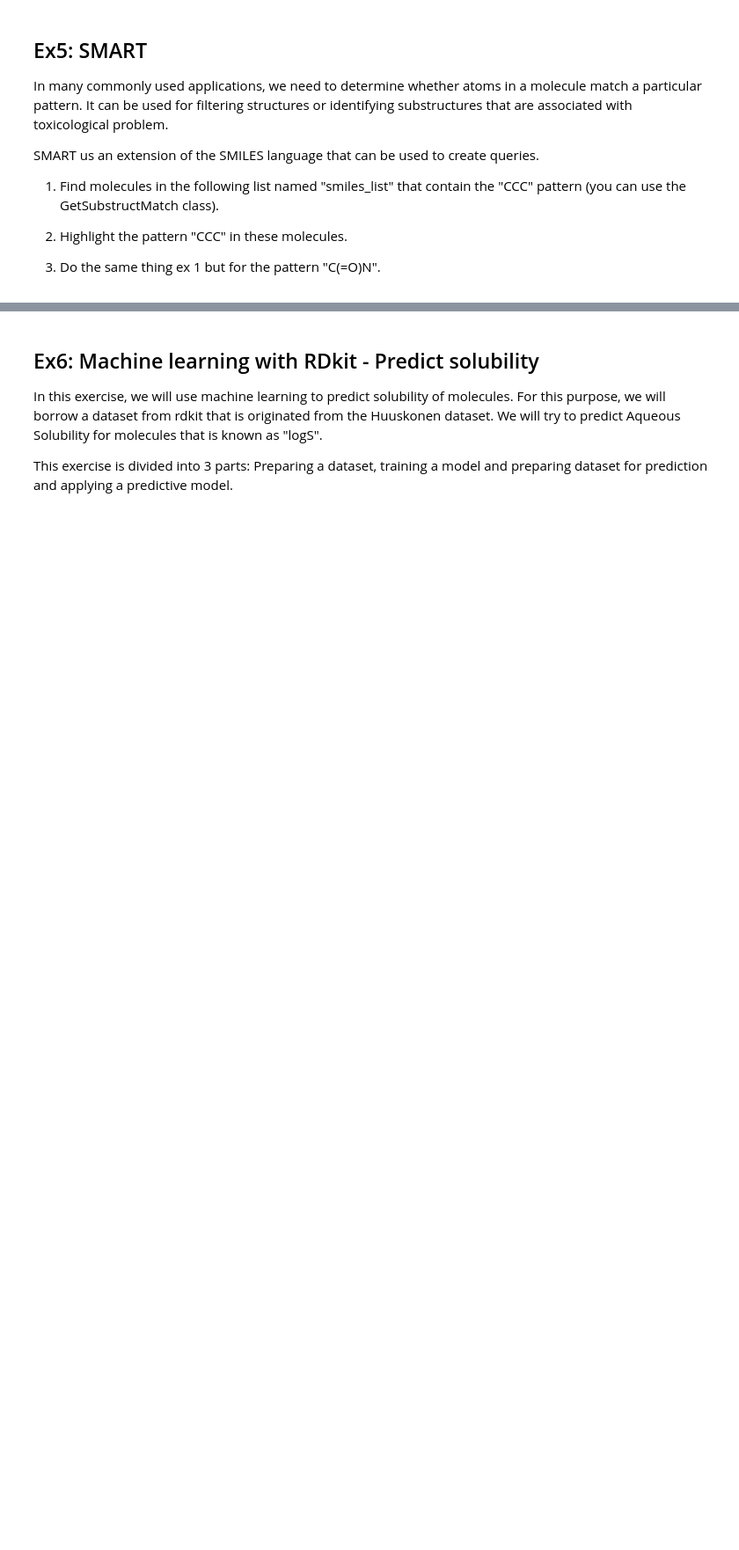
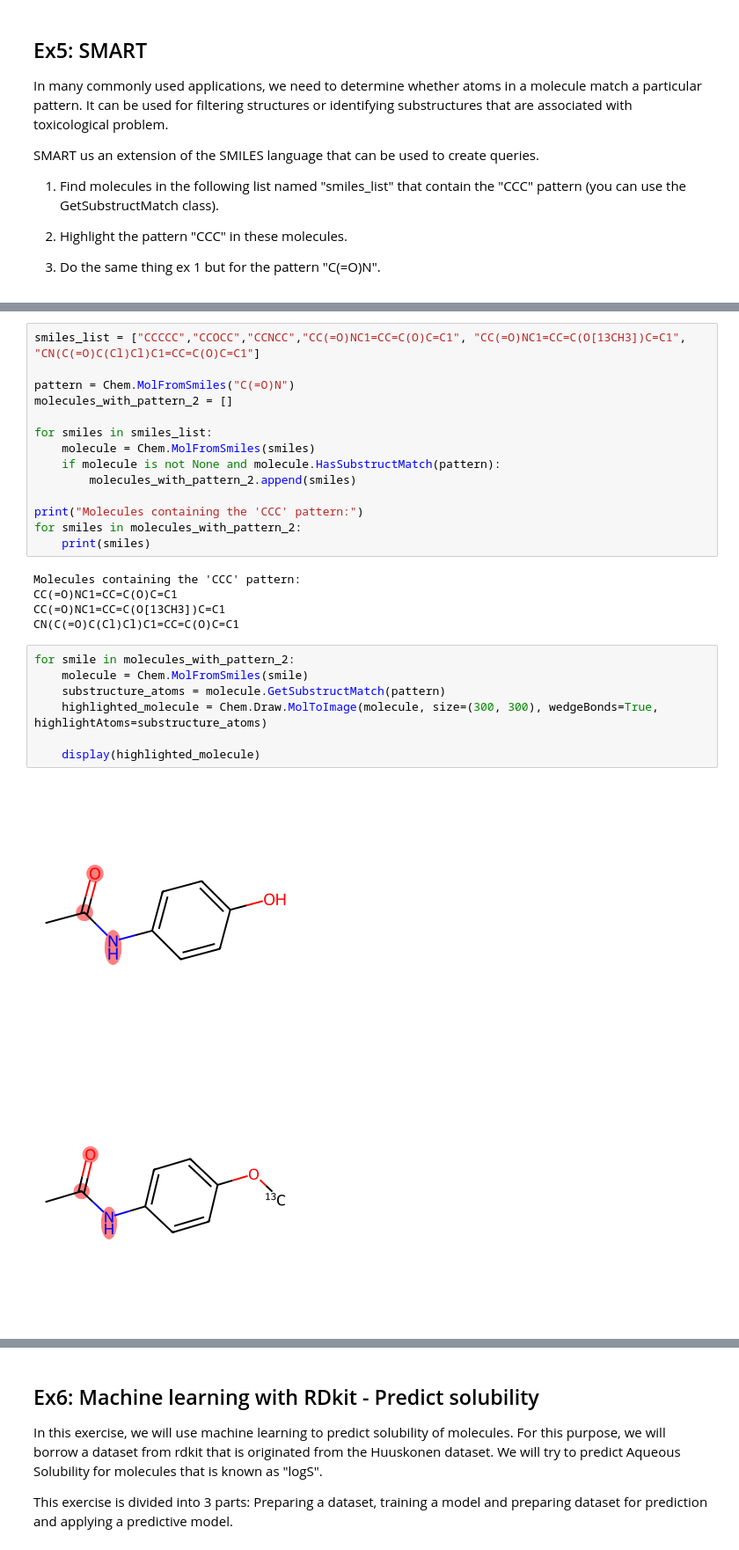
Before and after one commit to walibi006/MLBIO_TP2, a Jupyter notebook: 1_molecules_representations_etudiants.ipynb, the cells around one changed output, grey strips where cells are left out. Shown at 88% size. Saved outputs shown, nothing was run; the diff lists cells and outputs as text; blank space fills up the shorter version.

```diff
--- a/1_molecules_representations_etudiants.ipynb
+++ b/1_molecules_representations_etudiants.ipynb
@@ -83,0 +215,29 @@ SMART us an extension of the SMILES language that can be used to create queries.
+# %%
+smiles_list = ["CCCCC","CCOCC","CCNCC","CC(=O)NC1=CC=C(O)C=C1", "CC(=O)NC1=CC=C(O[13CH3])C=C1", "CN(C(=O)C(Cl)Cl)C1=CC=C(O)C=C1"]
+
+pattern = Chem.MolFromSmiles("C(=O)N")
+molecules_with_pattern_2 = []
+
+for smiles in smiles_list:
+    molecule = Chem.MolFromSmiles(smiles)
+    if molecule is not None and molecule.HasSubstructMatch(pattern):
+        molecules_with_pattern_2.append(smiles)
+
+print("Molecules containing the 'CCC' pattern:")
+for smiles in molecules_with_pattern_2:
+    print(smiles)
+# %% [output]
+Molecules containing the 'CCC' pattern:
+CC(=O)NC1=CC=C(O)C=C1
+CC(=O)NC1=CC=C(O[13CH3])C=C1
+CN(C(=O)C(Cl)Cl)C1=CC=C(O)C=C1
+# %%
+for smile in molecules_with_pattern_2:
+    molecule = Chem.MolFromSmiles(smile)
+    substructure_atoms = molecule.GetSubstructMatch(pattern)
+    highlighted_molecule = Chem.Draw.MolToImage(molecule, size=(300, 300), wedgeBonds=True, highlightAtoms=substructure_atoms)
+
+    display(highlighted_molecule)
+# %% [output]
+[figure, added]
+[figure, added]
```
Also changed, not shown: parts of 33 cells of this notebook, 3 other files.
